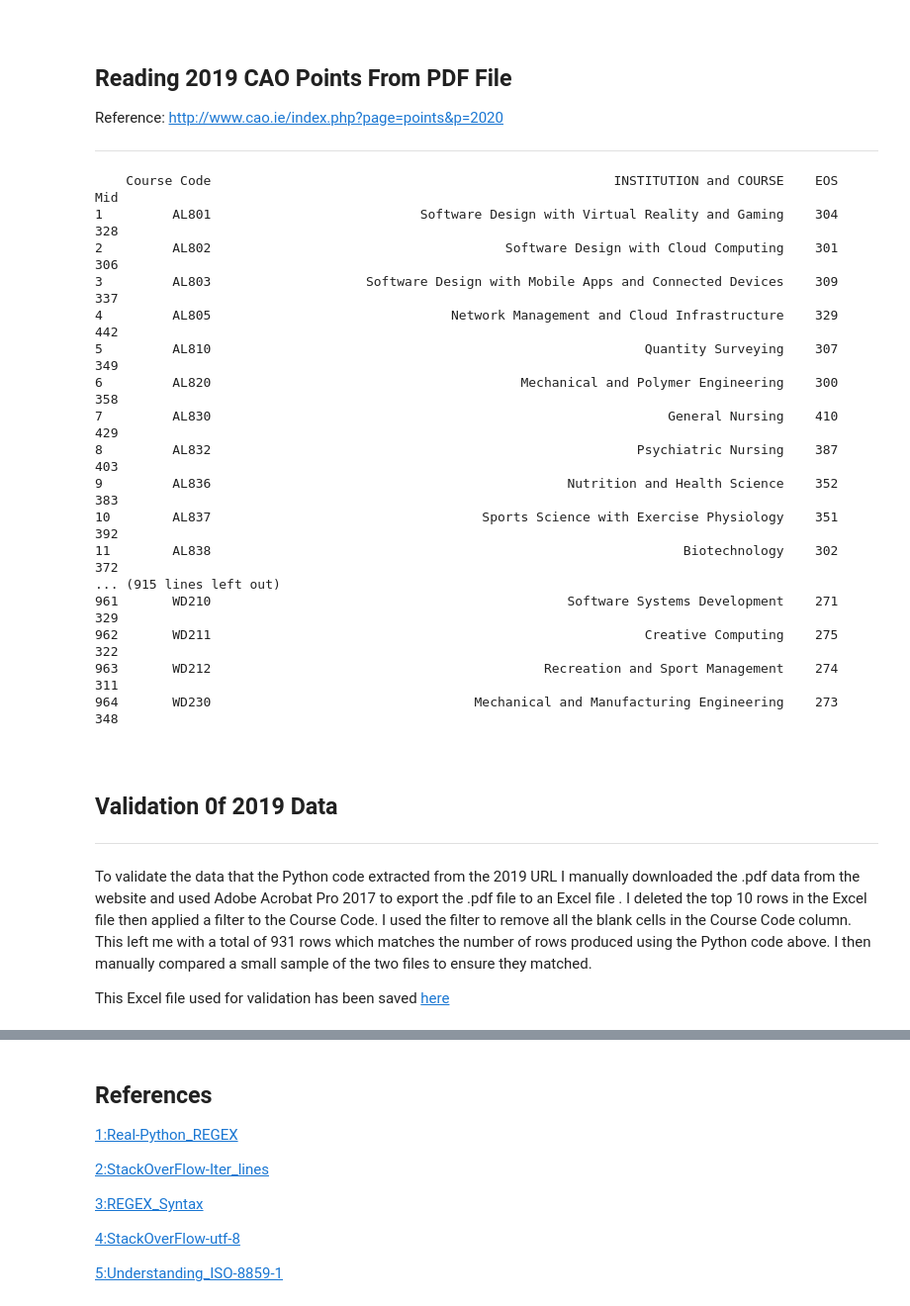
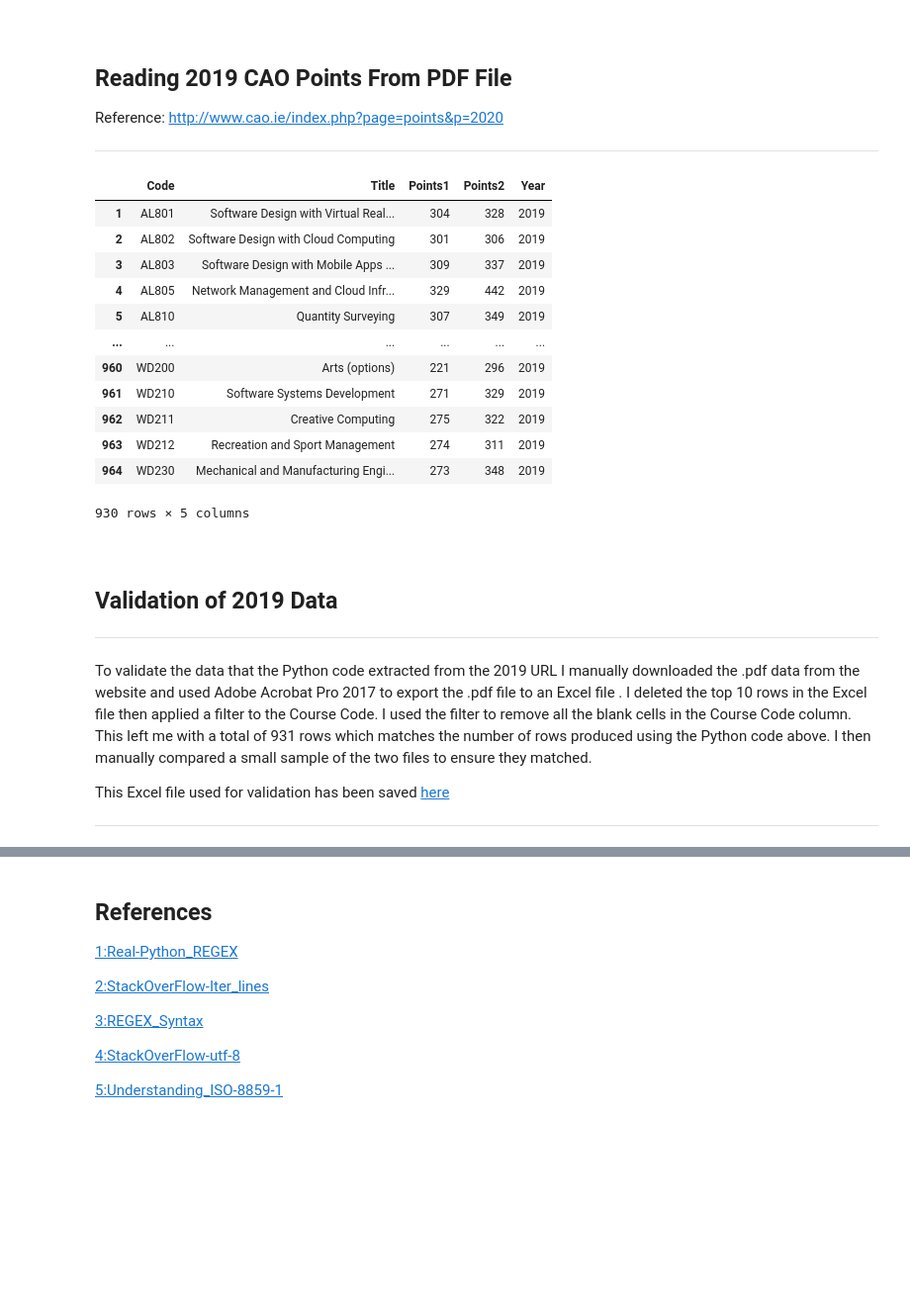
Before and after one commit to Sam-Tracey/Fundamentals-of-Data-Analysis, a Jupyter notebook: cao.ipynb, the cells around one changed output, grey strips where cells are left out. Shown at 99% size. Saved outputs shown, nothing was run; the diff lists cells and outputs as text; code cells hidden in the pictures; blank space fills up the shorter version.

```diff
--- a/cao.ipynb
+++ b/cao.ipynb
@@ -258,39 +285,40 @@ with open(path_pdf, 'wb') as output:
 # read pdf from URL into a list class (pdf_list) then convert to dataframe
 # reference: https://towardsdatascience.com/how-to-extract-tables-from-pdf-using-python-pandas-and-tabula-py-c65e43bd754
 pdf_list = tabula.read_pdf(cao2019_url, lattice=True, pages='all',output_format='dataframe')
-df=pdf_list[0]
+df2019=pdf_list[0]
 # %%
 # Drop # and * symbols from EOS and Mid columns
-df['EOS'] =  df['EOS'].str.replace(r"[*#]",'')
-df['Mid'] =  df['Mid'].str.replace(r"[*#]",'')
+#['EOS'] =  df2019['EOS'].str.replace(r"[*#]",'')
+#df2019['Mid'] =  df2019['Mid'].str.replace(r"[*#]",'')
+
+df2019['EOS'] = df2019['EOS'].replace('[a-z.#*+A-Z]', '',regex=True)
+df2019['Mid'] = df2019['Mid'].replace('[a-z.#*+A-Z]', '',regex=True)
 # %%
 # Dropping insitution header lines
 # Reference: https://stackoverflow.com/questions/29314033/drop-rows-containing-empty-cells-from-a-pandas-dataframe
 # Convert fields that are '' to Numpy NaN values in Course Code column
-df['Course Code'].replace('', np.nan, inplace=True)
+df2019['Course Code'].replace('', np.nan, inplace=True)
 # Drop all lines where Course Code column contains a Nan
-df.dropna(subset=['Course Code'], inplace=True)
+df2019.dropna(subset=['Course Code'], inplace=True)
+# Add a year Column for later anaylsis
+df2019.columns = ['Code', 'Title', 'Points1', 'Points2']
+df2019['Year'] = 2019
-# %%
-# Examine entire dataframe by using to_string
-# Reference: https://stackoverflow.com/a/39923958
-print(df.to_string())
-# %% [output]
-    Course Code                                                    INSTITUTION and COURSE    EOS     Mid
-1         AL801                           Software Design with Virtual Reality and Gaming    304     328
-2         AL802                                      Software Design with Cloud Computing    301     306
-3         AL803                    Software Design with Mobile Apps and Connected Devices    309     337
-4         AL805                               Network Management and Cloud Infrastructure    329     442
-5         AL810                                                        Quantity Surveying    307     349
-6         AL820                                        Mechanical and Polymer Engineering    300     358
-7         AL830                                                           General Nursing    410     429
-8         AL832                                                       Psychiatric Nursing    387     403
-9         AL836                                              Nutrition and Health Science    352     383
-10        AL837                                   Sports Science with Exercise Physiology    351     392
-11        AL838                                                             Biotechnology    302     372
-... (915 lines left out)
-961       WD210                                              Software Systems Development    271     329
-962       WD211                                                        Creative Computing    275     322
-963       WD212                                           Recreation and Sport Management    274     311
-964       WD230                                  Mechanical and Manufacturing Engineering    273     348
+# %%
+# Have a peak at top and bottom rows of dataframe
+df2019
+# %% [output]
+|  | Code | Title | Points1 | Points2 | Year |
+| 1 | AL801 | Software Design with Virtual Real... | 304 | 328 | 2019 |
+| 2 | AL802 | Software Design with Cloud Computing | 301 | 306 | 2019 |
+| 3 | AL803 | Software Design with Mobile Apps ... | 309 | 337 | 2019 |
+| 4 | AL805 | Network Management and Cloud Infr... | 329 | 442 | 2019 |
+| 5 | AL810 | Quantity Surveying | 307 | 349 | 2019 |
+| ... | ... | ... | ... | ... | ... |
+| 960 | WD200 | Arts (options) | 221 | 296 | 2019 |
+| 961 | WD210 | Software Systems Development | 271 | 329 | 2019 |
+| 962 | WD211 | Creative Computing | 275 | 322 | 2019 |
+| 963 | WD212 | Recreation and Sport Management | 274 | 311 | 2019 |
+| 964 | WD230 | Mechanical and Manufacturing Engi... | 273 | 348 | 2019 |
+930 rows × 5 columns
 # %%
 # Write dataframe to .csv file
@@ -298,10 +326,12 @@ df.to_csv(path, encoding='utf-8', index=False)
 # %% [markdown]
 <br>
 
-## Validation 0f 2019 Data
+## Validation of 2019 Data
 
 ***
 
 To validate the data that the Python code extracted from the 2019 URL I manually downloaded the .pdf data from the website and used Adobe Acrobat Pro 2017 to export the .pdf file to an Excel file . I deleted the top 10 rows in the Excel file then applied a filter to the Course Code. I used the filter to remove all the blank cells in the Course Code column. This left me with a total of 931 rows which matches the number of rows produced using the Python code above. I then manually compared a small sample of the two files to ensure they matched.
 
 This Excel file used for validation has been saved [here](http://localhost:8888/doc/tree/data/2019_Validation.xlsx)
+
+***
```
Also changed, not shown: parts of 20 cells of this notebook, 31 other files.
